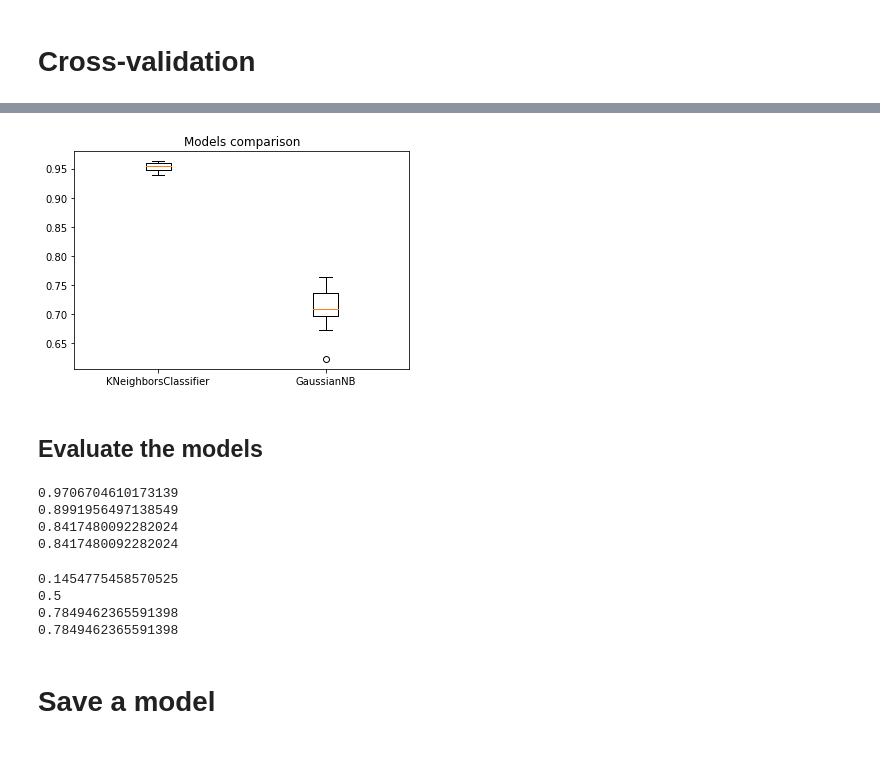
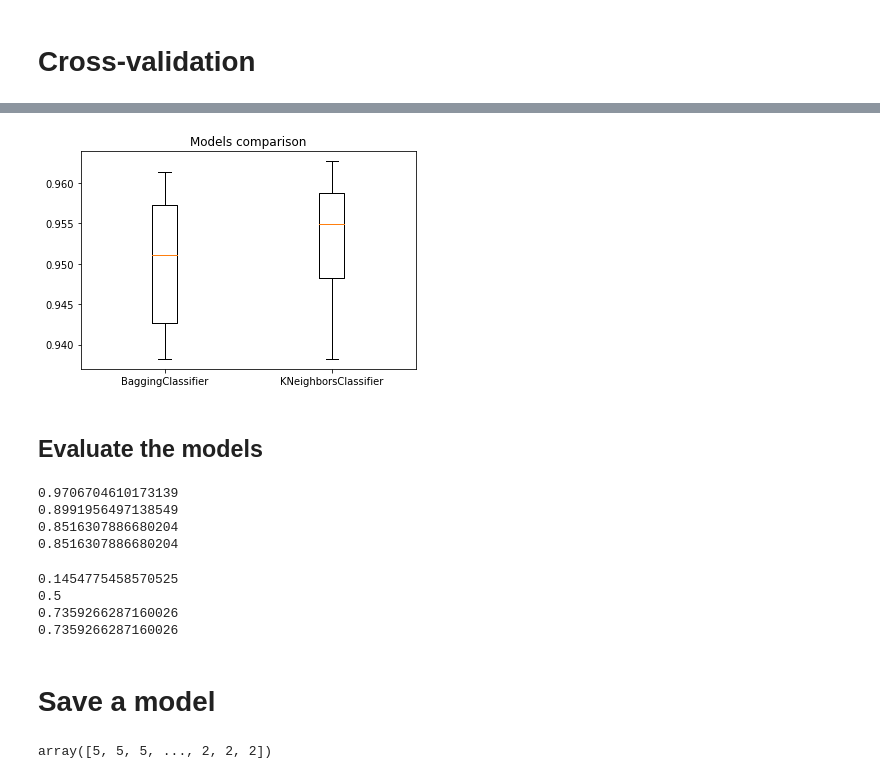
Before and after one commit to zhorta/ESILV_Python_for_data_analysis_devoir_2020, a Jupyter notebook: main.ipynb, the cells around one changed output, grey strips where cells are left out. Cells and saved outputs as stored; diff of their text form; code cells hidden in the pictures.

```diff
--- a/main.ipynb
+++ b/main.ipynb
@@ -161,3 +164,10 @@ ax_2.add_artist(legend1)
 # Models
 
 Here, we are working on the classification of the users' postures.
+# %%
+from sklearn.ensemble import BaggingClassifier
+bagging_clf = BaggingClassifier(neighbors.KNeighborsClassifier(), max_samples=0.5, max_features=0.5)
+bagging_clf.fit(X_train, Y_train.values.ravel())
+Y_bagging_clf_pred = bagging_clf.predict(X_test)
+
+print("Accuracy score for BaggingClassifier: {}".format(accuracy_score(Y_test.values.ravel(), Y_bagging_clf_pred)))
@@ -208,10 +218,12 @@ Accuracy score for GaussianNB: 0.8399746995572422
 # %%
 results_mean = {}
 results = []
-names = ["SVC", "KNeighborsClassifier", "DecisionTreeClassifier", "GaussianNB"]
-clfs = [clf, knn, dt_clf, gnb_clf]
-clfs_cross_val = [knn, gnb_clf]
+names = ["BaggingClassifier", "SVC", "KNeighborsClassifier", "DecisionTreeClassifier"]
+names_cv = ["BaggingClassifier", "KNeighborsClassifier"]
+clfs = [bagging_clf, clf, knn, dt_clf]
+clfs_cross_val = [bagging_clf, knn]
 for i in range(len(clfs_cross_val)):
+    print(names_cv[i])
     kfold = model_selection.StratifiedKFold(n_splits=10, random_state=1, shuffle=True)
     cv_results = model_selection.cross_val_score(clfs_cross_val[i], X_train, Y_train.values.ravel(), cv=kfold, scoring='accuracy')
     print(cv_results)
@@ -250,10 +264,10 @@ for i in range(len(clfs)):
 # %%
-names_cv = ["KNeighborsClassifier", "GaussianNB"]
+names_cv = ["BaggingClassifier", "KNeighborsClassifier"]
 matplotlib.pyplot.boxplot(results, labels=names_cv)
 matplotlib.pyplot.title('Models comparison')
 matplotlib.pyplot.show()
 # %% [output]
-[figure, old version]
+[figure, new version]
 # %% [markdown]
 ## Evaluate the models
 # %%
@@ -263,16 +277,16 @@ for prediction in predictions:
 # %% [output]
 0.9706704610173139
 0.8991956497138549
-0.8417480092282024
-0.8417480092282024
+0.8516307886680204
+0.8516307886680204
 # %%
 for prediction in predictions:
     print(sklearn.metrics.mean_squared_error(Y_test, prediction))
 # %% [output]
 0.1454775458570525
 0.5
-0.7849462365591398
-0.7849462365591398
+0.7359266287160026
+0.7359266287160026
 # %% [markdown]
 # Save a model
 # %%
@@ -281,3 +295,5 @@ dump(clf, 'best_posture_prediction_model.joblib')
 
 test_clf = load('best_posture_prediction_model.joblib')
 test_clf.predict(X_test)
+# %% [output]
+array([5, 5, 5, ..., 2, 2, 2])
```
Also changed, not shown: parts of 20 cells of this notebook.
